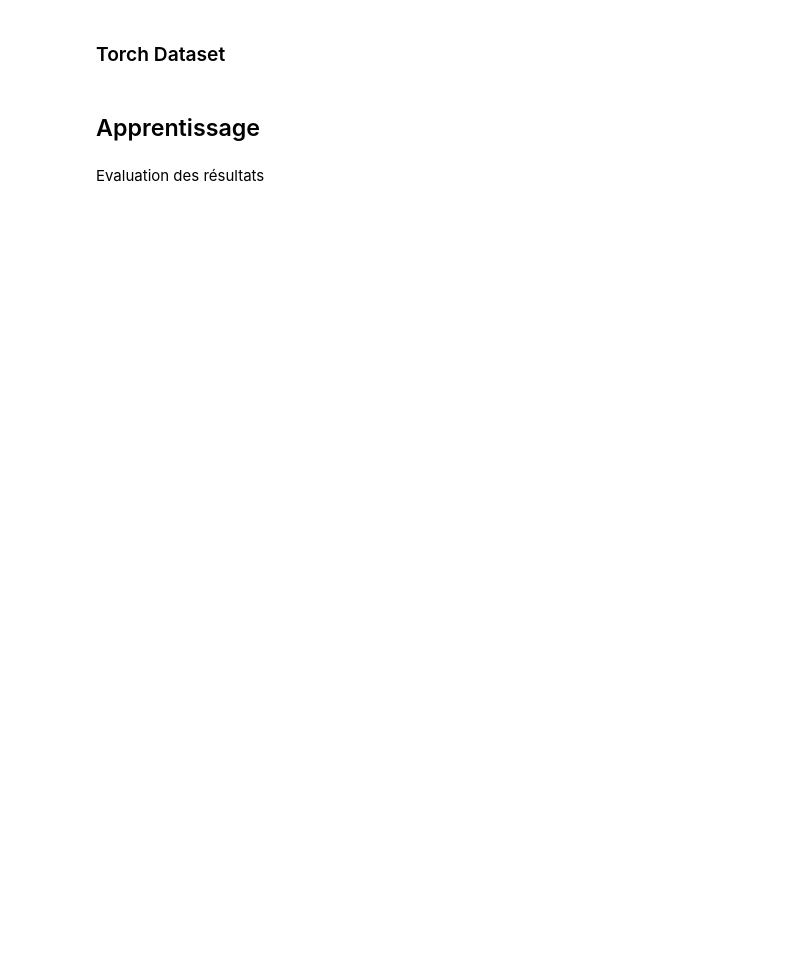
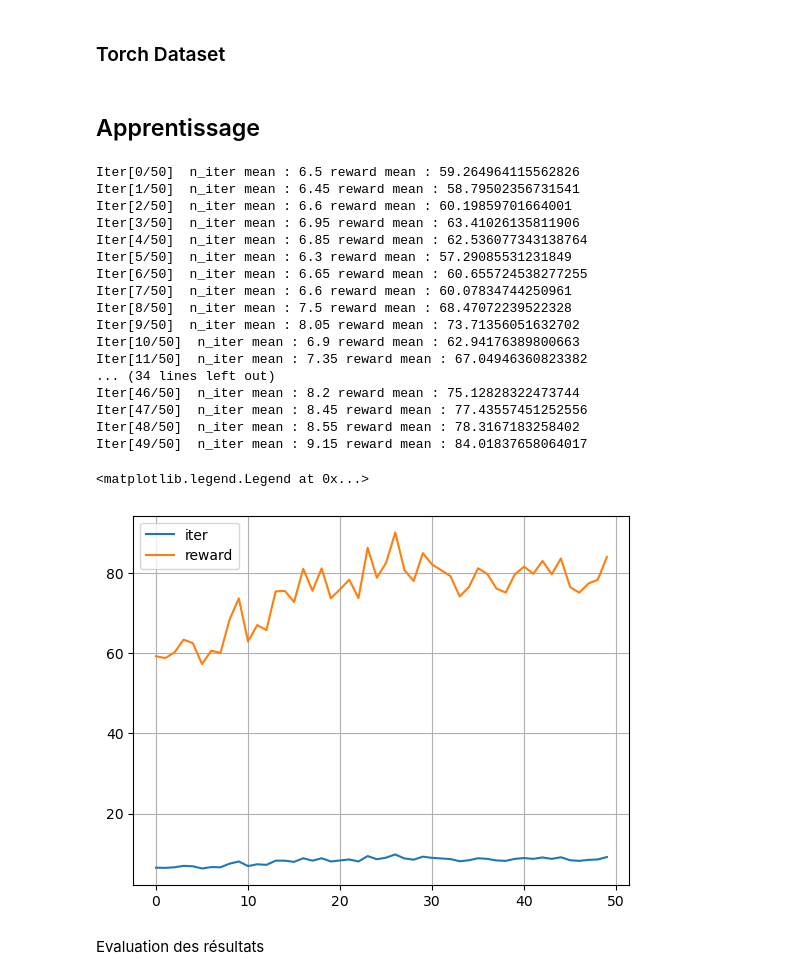
Before and after one commit to anoirault/SY23-projet, a Jupyter notebook: ppo.ipynb, the cells around one changed output. Drawn from its saved outputs; the diff is of its cells as text; code cells hidden in the pictures; blank space fills up the shorter version.

```diff
--- a/ppo.ipynb
+++ b/ppo.ipynb
@@ -131,7 +136,7 @@ def test_policy(env, policy, critic, n):
         while (not term or trunc):
             action, _, _ = choose_action(policy, critic, state)
 
-            state, reward, term, trunc = env.step(action)
+            state, reward, term, trunc, _ = env.step(action)
 
             n_iter += 1
             r += reward
@@ -144,15 +149,15 @@ def test_policy(env, policy, critic, n):
 iterations = 50
 N = 100
 T = 3
-epochs = 50
+epochs = 10
 
 n_iter = 0
 
 gamma = .95
-epsilon = .1
+epsilon = .2
 percent = .50
 
-c1, c2 = 0.01,0.0001
+c1, c2 = .01,0.0001
 
 env_name = "InvertedDoublePendulum-v4"
 # %% [markdown]
@@ -181,7 +188,7 @@ L'utilisation d'un Dataset et Dataloader permet l'apprentissage en batch de mani
 ### Constantes pour séparer les données de l'apprentissage
 # %%
 STATE_IDX_LOW = 0
-STATE_IDX_UP = env.env.observation_space.shape[0]
+STATE_IDX_UP = env.observation_space.shape[0]
 ACTION_IDX = STATE_IDX_UP
 ADV_IDX = 1 + STATE_IDX_UP
 P_IDX = 2 + STATE_IDX_UP
@@ -199,7 +208,7 @@ class SegmentDataset(Dataset):
         return len(self.data)
 
     def __getitem__(self, idx):
-        old_state = self.data[idx][STATE_IDX_LOW : STATE_IDX_UP+1]
+        old_state = self.data[idx][STATE_IDX_LOW : STATE_IDX_UP]
         old_action = self.data[idx][ACTION_IDX]
         old_adv = self.data[idx][ADV_IDX]
         old_p = self.data[idx][P_IDX]
@@ -214,7 +223,7 @@ graph_iter = []
 for iteration in range(iterations):
 
     old_buff = []
-    print(int(max(T, n_iter-2)))
+    # print(int(max(T, n_iter-2)))
     for n_actor in range(N):
 
         t_t = []
@@ -235,7 +244,7 @@ for iteration in range(iterations):
                 state, _ = env.reset()
 
             action, p, v = choose_action(policy, critic, state)
-            state, reward, term, trunc = env.step(action)
+            state, reward, term, trunc, _ = env.step(action)
 
             t_reward.append(reward)
 
@@ -259,42 +268,64 @@ for iteration in range(iterations):
         avg_loss = 0
         for old_state, old_action, old_adv, old_p, old_V in train_dataloader:
 
-            newP, newV, entropy = evaluate(policy, critic, state, action)
+            newP, newV, entropy = evaluate(policy, critic, old_state, old_action)
 
             ratio = torch.exp(newP - old_p)
 
             loss1 = ratio * old_adv
             loss2 = torch.clamp(ratio, 1-epsilon, 1+epsilon)*old_adv
 
             l_clip = torch.min(loss1, loss2)
-            l_vf = mse(newV, torch.tensor(old_V))
+
+            old_V = torch.unsqueeze(old_V, dim=1)
+            l_vf = mse(newV, old_V)
 
             loss = -(l_clip - c1*l_vf + c2*entropy)
             loss = loss.mean()
             policy.optim.zero_grad()
             critic.optim.zero_grad()
             loss.backward()
             policy.optim.step()
             critic.optim.step()
 
             avg_loss += loss.detach()
-        print(f'Epoch [{epoch}/{epochs}] Mean Loss {avg_loss/(int(N*T*percent))}')
+        # print(f'Epoch [{epoch}/{epochs}] Mean Loss {avg_loss/(int(N*T*percent))}')
 
     n_iter, r = test_policy(env, policy, critic, 20)
     graph_iter.append(n_iter)
     graph_r.append(r)
     print(f"Iter[{iteration}/{iterations}]  n_iter mean : {n_iter} reward mean : {r}")
     if iteration != 0 and iteration%10:
         policy.scheduler.step()
         critic.scheduler.step()
 
-torch.save({"model":policy.reg.state_dict()}, "policy.pt")
-torch.save({"model":critic.reg.state_dict()}, "critic.pt")
+torch.save({"model":policy.reg.state_dict()}, "model-ppo/from-paper/"+env_name+"_pol.pt")
+torch.save({"model":critic.reg.state_dict()}, "model-ppo/from-paper/"+env_name+"_critic.pt")
 plt.figure()
 plt.plot(graph_iter)
 plt.plot(graph_r)
 plt.grid()
 plt.legend(["iter", "reward"])
+# %% [output]
+Iter[0/50]  n_iter mean : 6.5 reward mean : 59.264964115562826
+Iter[1/50]  n_iter mean : 6.45 reward mean : 58.79502356731541
+Iter[2/50]  n_iter mean : 6.6 reward mean : 60.19859701664001
+Iter[3/50]  n_iter mean : 6.95 reward mean : 63.41026135811906
+Iter[4/50]  n_iter mean : 6.85 reward mean : 62.536077343138764
+Iter[5/50]  n_iter mean : 6.3 reward mean : 57.29085531231849
+Iter[6/50]  n_iter mean : 6.65 reward mean : 60.655724538277255
+Iter[7/50]  n_iter mean : 6.6 reward mean : 60.07834744250961
+Iter[8/50]  n_iter mean : 7.5 reward mean : 68.47072239522328
+Iter[9/50]  n_iter mean : 8.05 reward mean : 73.71356051632702
+Iter[10/50]  n_iter mean : 6.9 reward mean : 62.94176389800663
+Iter[11/50]  n_iter mean : 7.35 reward mean : 67.04946360823382
+... (34 lines left out)
+Iter[46/50]  n_iter mean : 8.2 reward mean : 75.12828322473744
+Iter[47/50]  n_iter mean : 8.45 reward mean : 77.43557451252556
+Iter[48/50]  n_iter mean : 8.55 reward mean : 78.3167183258402
+Iter[49/50]  n_iter mean : 9.15 reward mean : 84.01837658064017
+<matplotlib.legend.Legend at 0x...>
+[figure, added]
 # %% [markdown]
 Evaluation des résultats
 # %%
```
Also changed, not shown: parts of 20 cells of this notebook, 13 other files.
